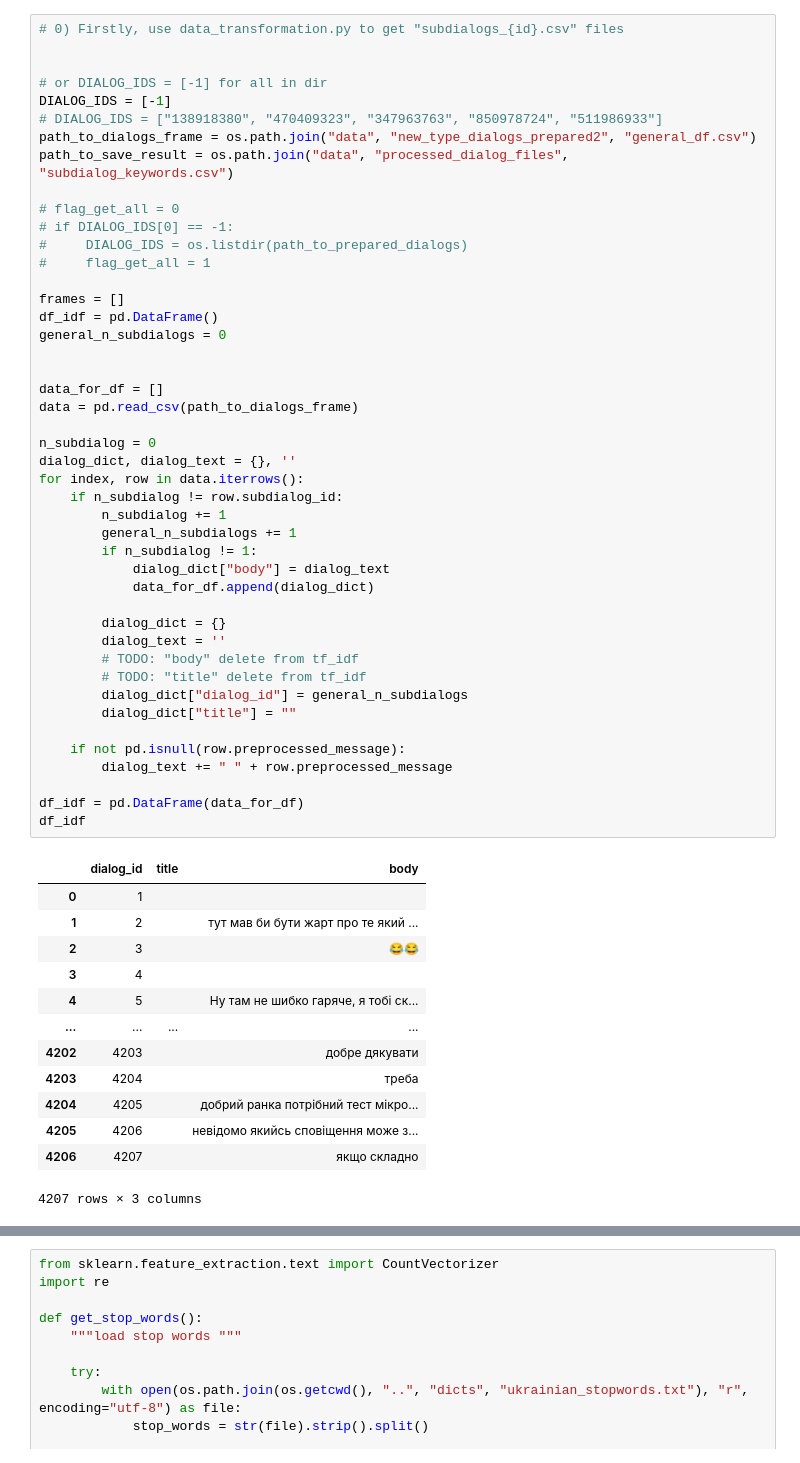
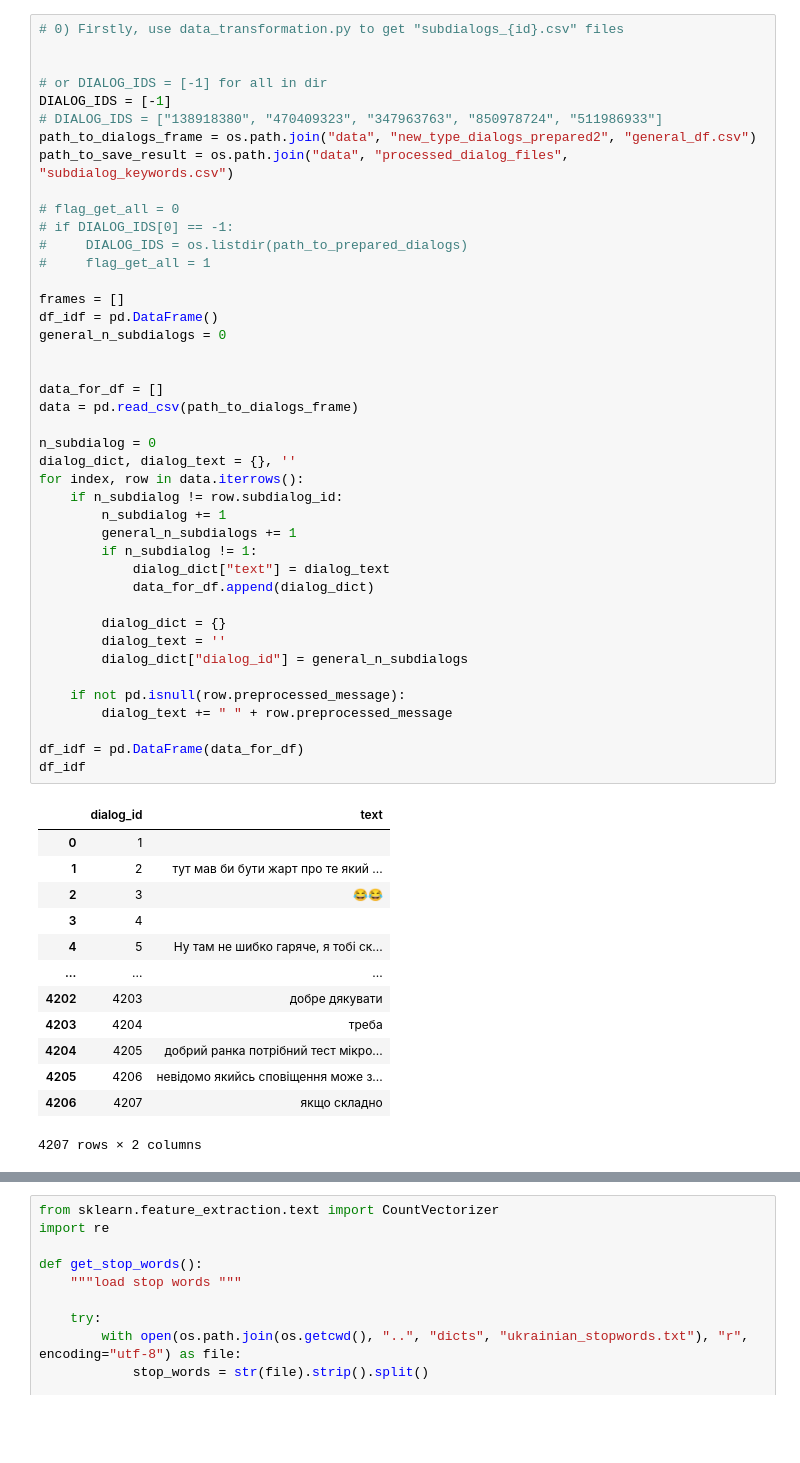
Before and after one commit to denysgerasymuk799/Dialogs-To-Value, a Jupyter notebook: 4_dialogs_tf_idf.ipynb, the cells around one changed output, grey strips where cells are left out. Saved outputs shown, nothing was run; the diff lists cells and outputs as text; blank space fills up the shorter version.

```diff
--- a/4_dialogs_tf_idf.ipynb
+++ b/4_dialogs_tf_idf.ipynb
@@ -20,47 +21,44 @@ path_to_save_result = os.path.join("data", "processed_dialog_files", "subdialog_
 #     DIALOG_IDS = os.listdir(path_to_prepared_dialogs)
 #     flag_get_all = 1
 
 frames = []
 df_idf = pd.DataFrame()
 general_n_subdialogs = 0
 
 
 data_for_df = []
 data = pd.read_csv(path_to_dialogs_frame)
 
 n_subdialog = 0
 dialog_dict, dialog_text = {}, ''
 for index, row in data.iterrows():
     if n_subdialog != row.subdialog_id:
         n_subdialog += 1
         general_n_subdialogs += 1
         if n_subdialog != 1:
-            dialog_dict["body"] = dialog_text
+            dialog_dict["text"] = dialog_text
             data_for_df.append(dialog_dict)
 
         dialog_dict = {}
         dialog_text = ''
-        # TODO: "body" delete from tf_idf
-        # TODO: "title" delete from tf_idf
         dialog_dict["dialog_id"] = general_n_subdialogs
-        dialog_dict["title"] = ""
 
     if not pd.isnull(row.preprocessed_message):
         dialog_text += " " + row.preprocessed_message
 
 df_idf = pd.DataFrame(data_for_df)
 df_idf
 # %% [output]
-|  | dialog_id | title | body |
-| 0 | 1 |  |  |
-| 1 | 2 |  | тут мав би бути жарт про те який ... |
-| 2 | 3 |  | 😂😂 |
-| 3 | 4 |  |  |
-| 4 | 5 |  | Ну там не шибко гаряче, я тобі ск... |
-| ... | ... | ... | ... |
-| 4202 | 4203 |  | добре дякувати |
-| 4203 | 4204 |  | треба |
-| 4204 | 4205 |  | добрий ранка потрібний тест мікро... |
-| 4205 | 4206 |  | невідомо якийсь сповіщення може з... |
-| 4206 | 4207 |  | якщо складно |
+|  | dialog_id | text |
+| 0 | 1 |  |
+| 1 | 2 | тут мав би бути жарт про те який ... |
+| 2 | 3 | 😂😂 |
+| 3 | 4 |  |
+| 4 | 5 | Ну там не шибко гаряче, я тобі ск... |
+| ... | ... | ... |
+| 4202 | 4203 | добре дякувати |
+| 4203 | 4204 | треба |
+| 4204 | 4205 | добрий ранка потрібний тест мікро... |
+| 4205 | 4206 | невідомо якийсь сповіщення може з... |
+| 4206 | 4207 | якщо складно |
-4207 rows × 3 columns
+4207 rows × 2 columns
```
Also changed, not shown: parts of 8 cells of this notebook, 1 other file.
